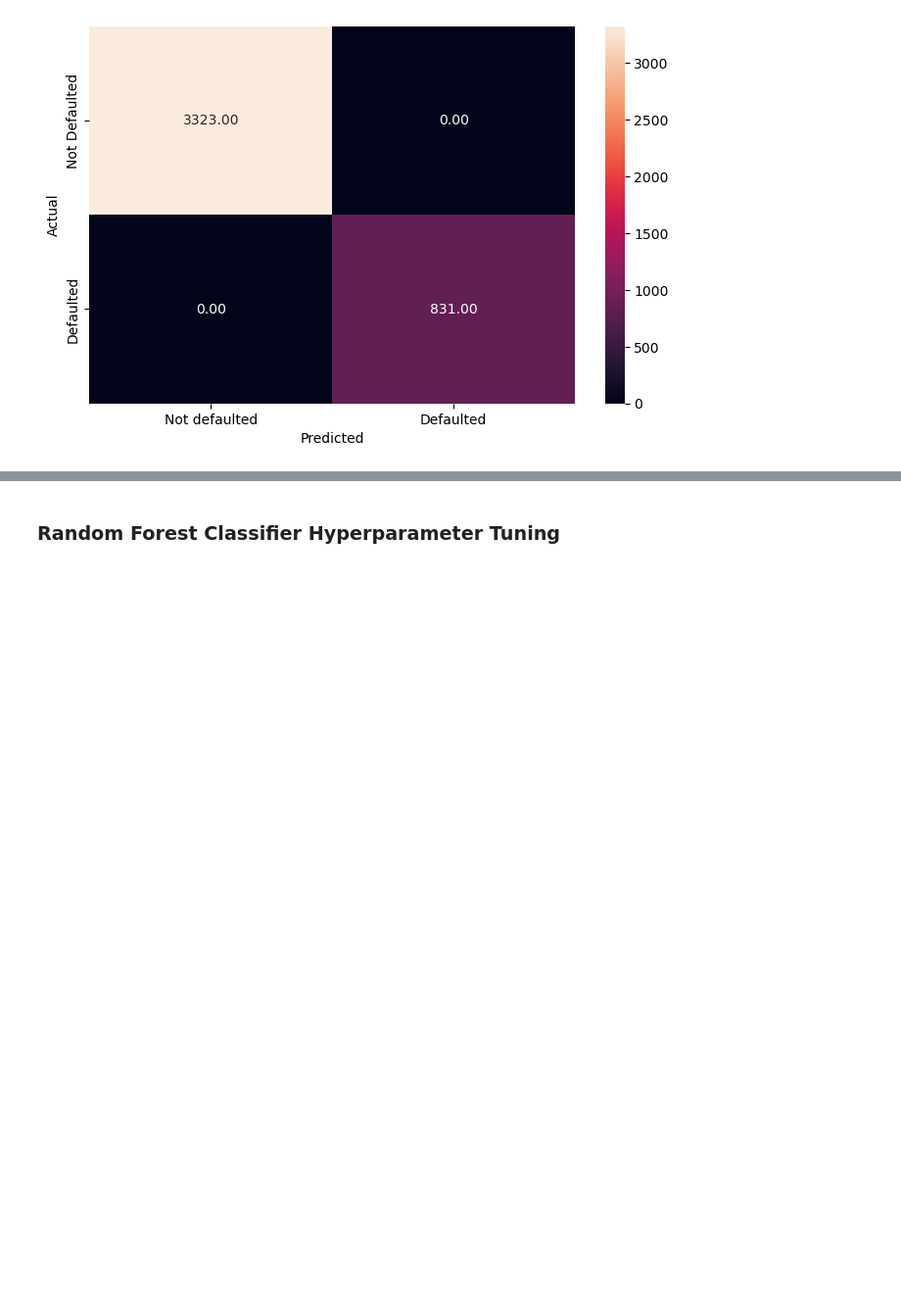
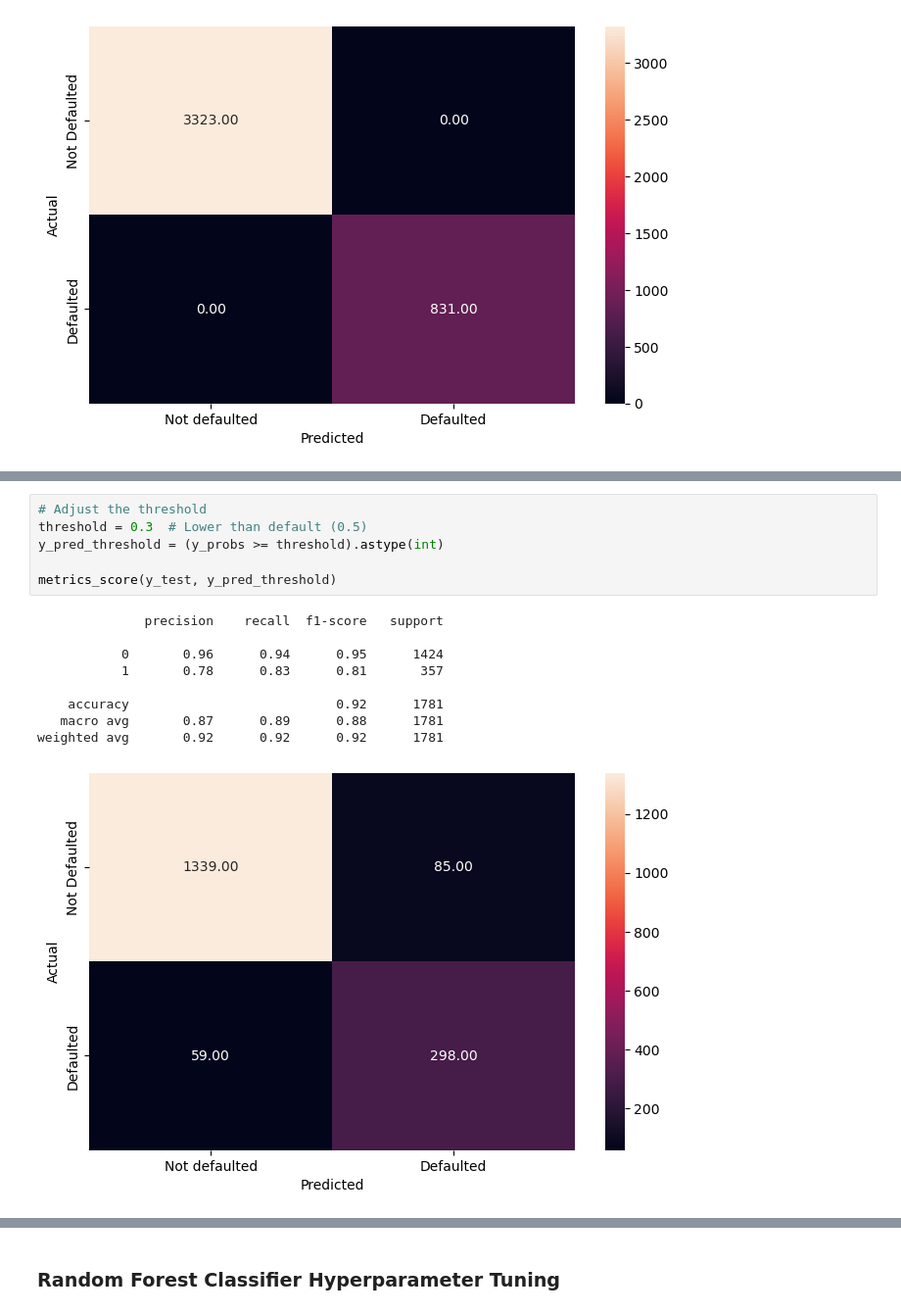
Before and after one commit to vmagar1729/analytiqbit, a Jupyter notebook: notebooks/Capstone_Project_Reference_Notebook_Loan_Default_Prediction_Full_Code.ipynb, the cells around one changed output, grey strips where cells are left out. Shown at 98% size. Drawn from its saved outputs; the diff is of its cells as text; blank space fills up the shorter version.

```diff
--- a/notebooks/Capstone_Project_Reference_Notebook_Loan_Default_Prediction_Full_Code.ipynb
+++ b/notebooks/Capstone_Project_Reference_Notebook_Loan_Default_Prediction_Full_Code.ipynb
@@ -2103,3 +2138,19 @@ weighted avg       0.92      0.92      0.91      1781
+# %%
+# Adjust the threshold
+threshold = 0.3  # Lower than default (0.5)
+y_pred_threshold = (y_probs >= threshold).astype(int)
+
+metrics_score(y_test, y_pred_threshold)
+# %% [output]
+              precision    recall  f1-score   support
+
+           0       0.96      0.94      0.95      1424
+           1       0.78      0.83      0.81       357
+
+    accuracy                           0.92      1781
+   macro avg       0.87      0.89      0.88      1781
+weighted avg       0.92      0.92      0.92      1781
+[figure, added]
 # %%
 # Retrieve Feature Importances
 importances = rf_estimator.feature_importances_
```
Also changed, not shown: parts of 13 cells of this notebook.
